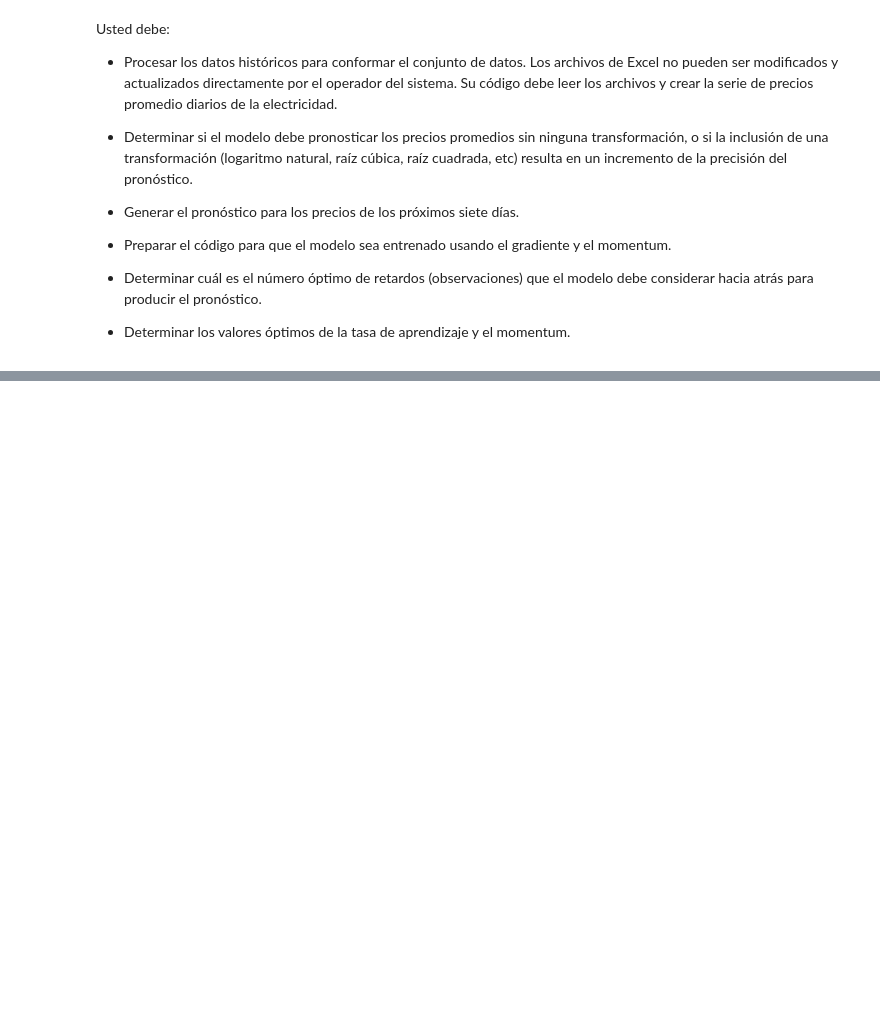
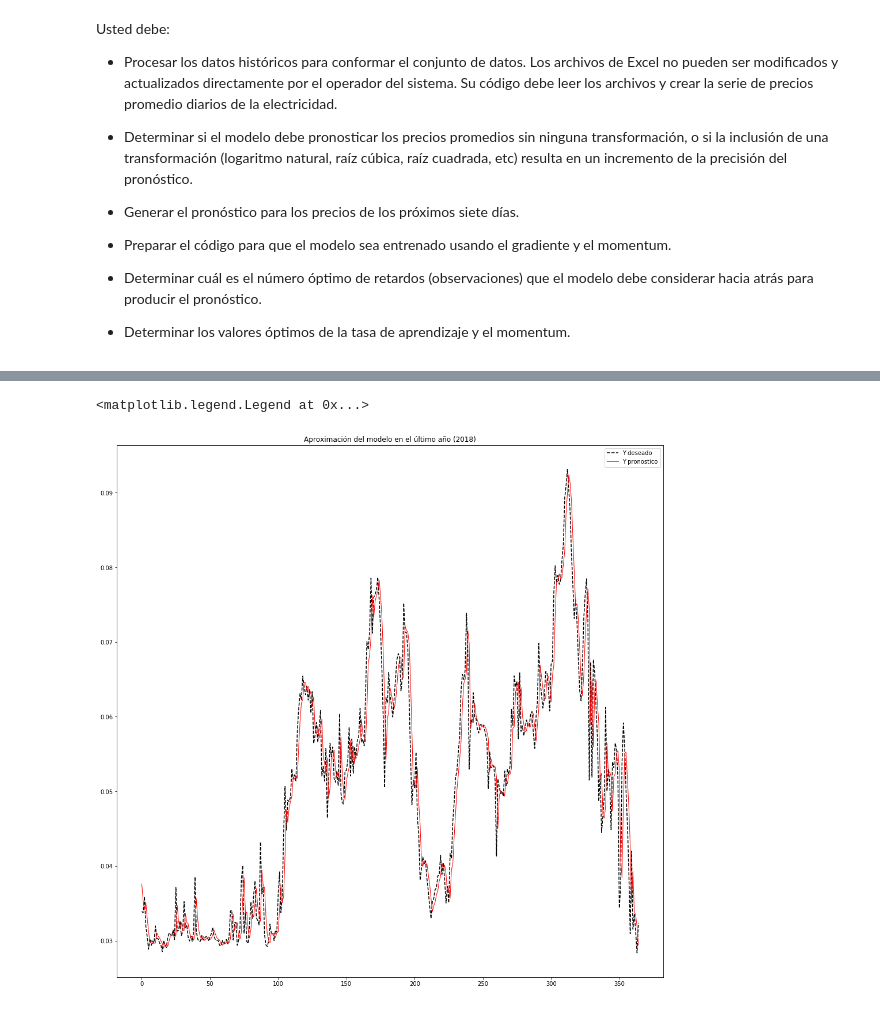
Before and after one commit to ANN-2019-2/evaluacion-KewinEvers96, a Jupyter notebook: 01-precios.ipynb, the cells around one changed output, grey strips where cells are left out. Cells and saved outputs as stored; diff of their text form; code cells hidden in the pictures; blank space fills up the shorter version.

```diff
--- a/01-precios.ipynb
+++ b/01-precios.ipynb
@@ -35,0 +269,19 @@ Usted debe:
+# %%
+mu = 0.051000000000000004
+L = 6
+y_pred = np.empty(len(preciosDeflectados))
+y_pred[:] = np.nan
+model = Model(L)
+for t in range(L, len(preciosDeflectados)):
+    x = preciosDeflectados[t-L: t]
+    y_pred[t] = model(x)
+    model.fit(mu , x, y_desired = preciosDeflectados[t])
+
+plt.figure(figsize = (17, 17))
+plt.plot(preciosDeflectados[-365:], '--', color = 'black', label = "Y deseado")
+plt.plot(y_pred[-365:], color = 'red', linewidth = 1.0, label = "Y pronostico" )
+plt.title("Aproximación del modelo en el último año (2018)")
+plt.legend()
+# %% [output]
+<matplotlib.legend.Legend at 0x...>
+[figure, added]
```
Also changed, not shown: parts of 30 cells of this notebook, 1 other file.
